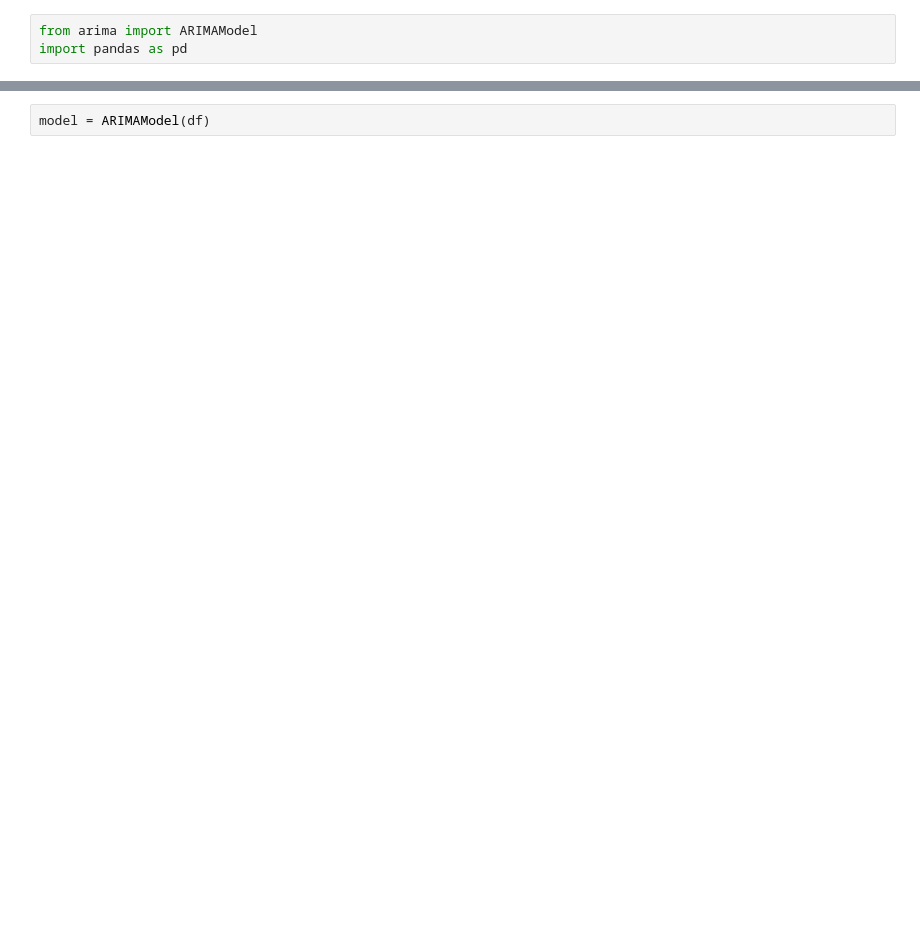
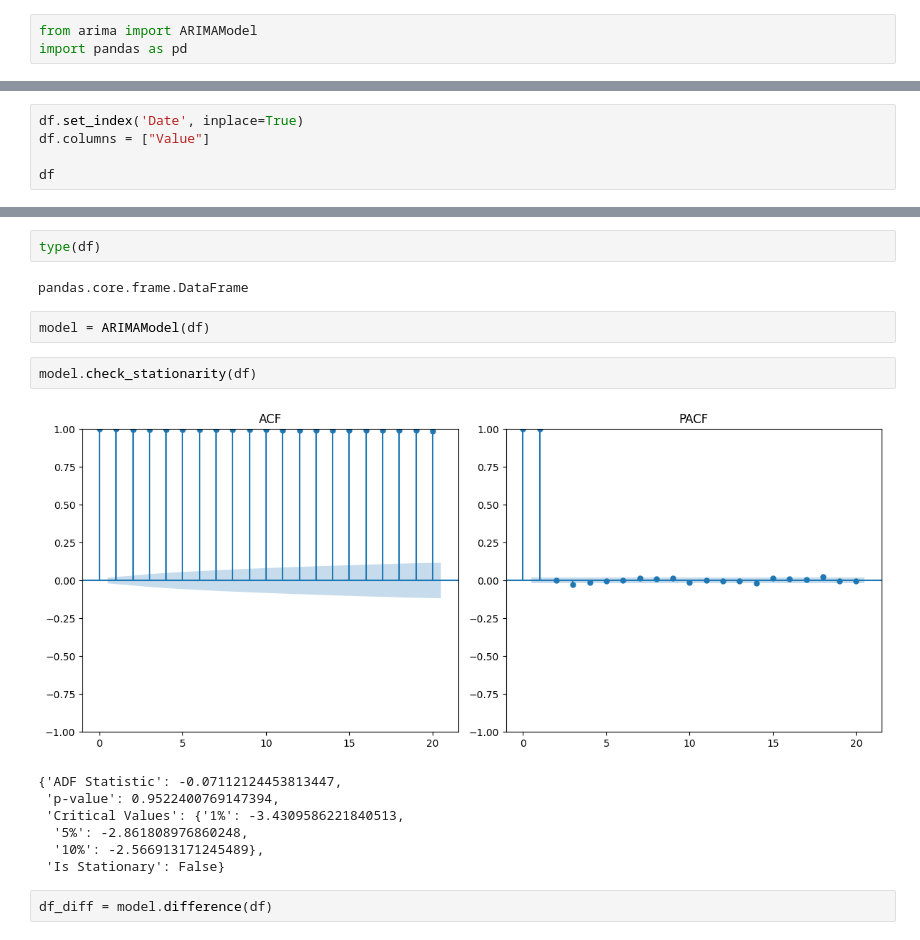
Before and after one commit to gerorsch/time_series_PPGIA, a Jupyter notebook: testes.ipynb, the cells around one changed output, grey strips where cells are left out. Drawn from its saved outputs; the diff is of its cells as text; blank space fills up the shorter version.

```diff
--- a/testes.ipynb
+++ b/testes.ipynb
@@ -67,0 +47,5 @@ df
+# %%
+df.set_index('Date', inplace=True)
+df.columns = ["Value"]
+
+df
@@ -68,2 +67,18 @@ df
+# %%
+type(df)
+# %% [output]
+pandas.core.frame.DataFrame
 # %%
 model = ARIMAModel(df)
+# %%
+model.check_stationarity(df)
+# %% [output]
+[figure, added]
+{'ADF Statistic': -0.07112124453813447,
+ 'p-value': 0.9522400769147394,
+ 'Critical Values': {'1%': -3.4309586221840513,
+  '5%': -2.861808976860248,
+  '10%': -2.566913171245489},
+ 'Is Stationary': False}
+# %%
+df_diff = model.difference(df)
```
Also changed, not shown: parts of 23 cells of this notebook, 2 other files.
